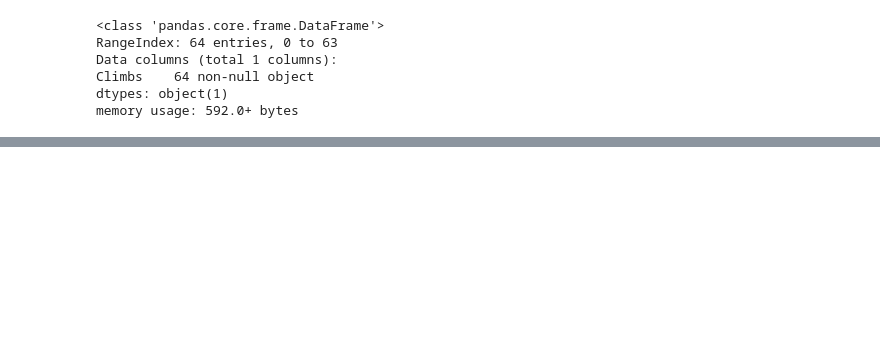
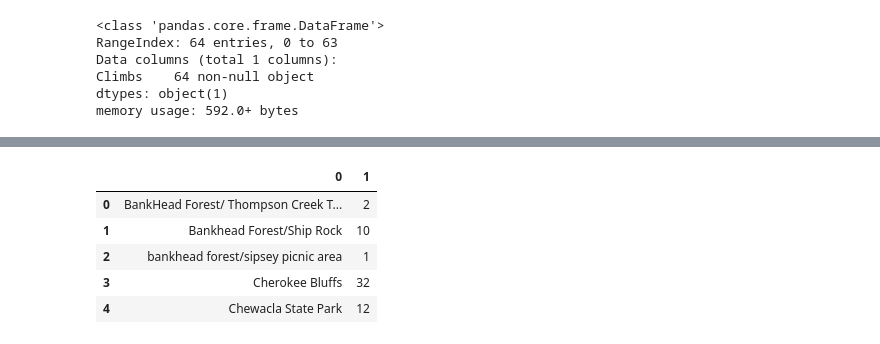
Before and after one commit to cpud/climb-plotly, a Jupyter notebook: messy/climbing_areas_by_state_iplot_test.ipynb, the cells around one changed output, grey strips where cells are left out. Cells and saved outputs as stored; diff of their text form; code cells hidden in the pictures; blank space fills up the shorter version.

```diff
--- a/messy/climbing_areas_by_state_iplot_test.ipynb
+++ b/messy/climbing_areas_by_state_iplot_test.ipynb
@@ -386,0 +353,2 @@ Alclimbs['Climbs'][31]
+# %%
+faith = list(zip(hope['Crags'],Alclimbs['Climbs']))
@@ -386,0 +375,11 @@ Alclimbs['Climbs'][31]
+# %%
+faith=pd.DataFrame(list(faith))
+# %%
+faith.head()
+# %% [output]
+|  | 0 | 1 |
+| 0 | BankHead Forest/ Thompson Creek T... | 2 |
+| 1 | Bankhead Forest/Ship Rock | 10 |
+| 2 | bankhead forest/sipsey picnic area | 1 |
+| 3 | Cherokee Bluffs | 32 |
+| 4 | Chewacla State Park | 12 |
```
Also changed, not shown: parts of 12 cells of this notebook.
